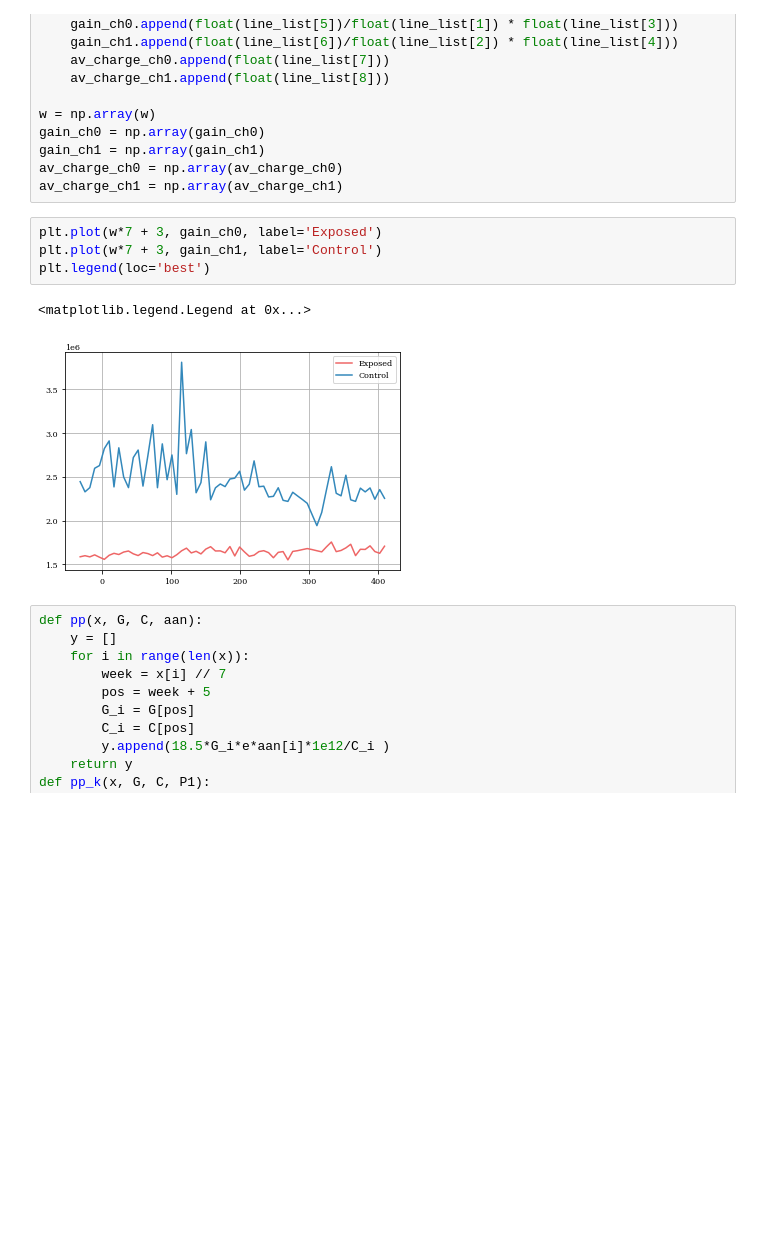
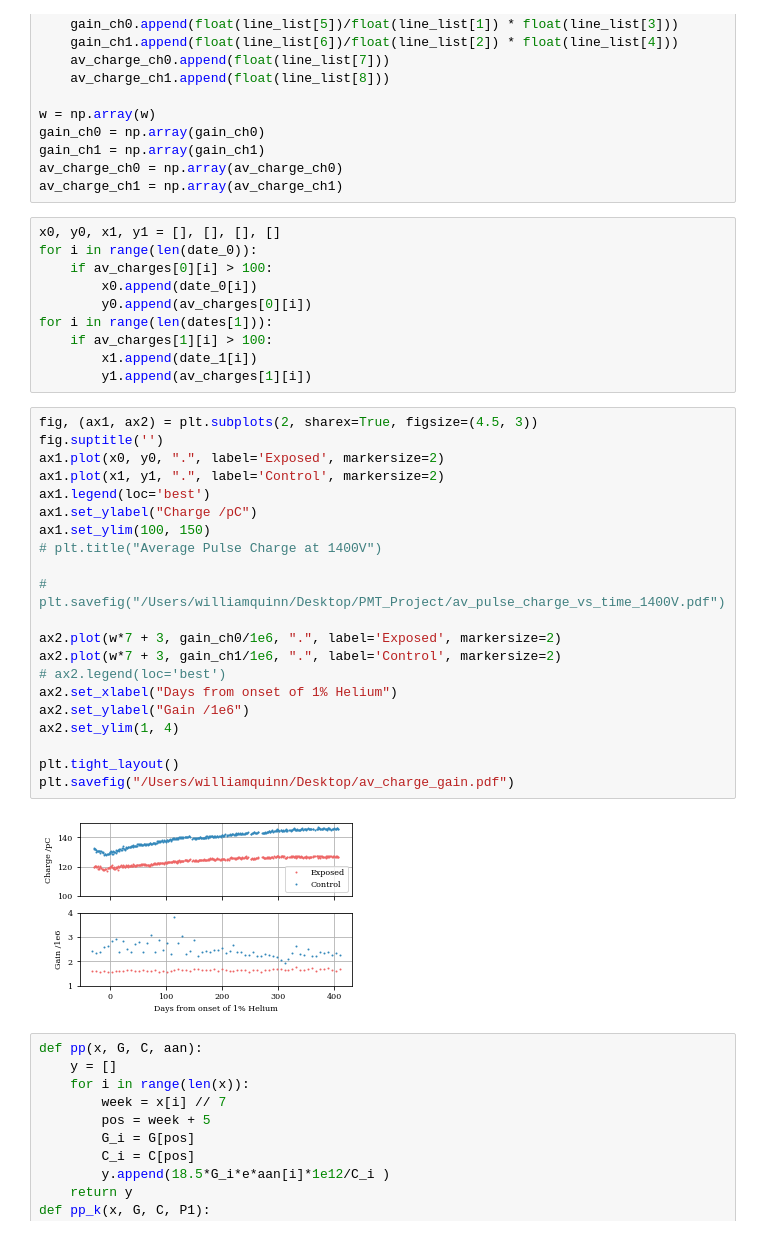
Before and after one commit to SuperNEMO-DBD/PMT-ShapeAnalysis, a Jupyter notebook: pmt_he_study/summary_files/internal_pp.ipynb, the cells around one changed output. Saved outputs shown, nothing was run; the diff lists cells and outputs as text; blank space fills up the shorter version.

```diff
--- a/pmt_he_study/summary_files/internal_pp.ipynb
+++ b/pmt_he_study/summary_files/internal_pp.ipynb
@@ -623,13 +622,39 @@ gain_ch0 = np.array(gain_ch0)
 gain_ch1 = np.array(gain_ch1)
 av_charge_ch0 = np.array(av_charge_ch0)
 av_charge_ch1 = np.array(av_charge_ch1)
+# %%
+x0, y0, x1, y1 = [], [], [], []
+for i in range(len(date_0)):
+    if av_charges[0][i] > 100:
+        x0.append(date_0[i])
+        y0.append(av_charges[0][i])
+for i in range(len(dates[1])):
+    if av_charges[1][i] > 100:
+        x1.append(date_1[i])
+        y1.append(av_charges[1][i])
 # %%
-plt.plot(w*7 + 3, gain_ch0, label='Exposed')
-plt.plot(w*7 + 3, gain_ch1, label='Control')
-plt.legend(loc='best')
+fig, (ax1, ax2) = plt.subplots(2, sharex=True, figsize=(4.5, 3))
+fig.suptitle('')
+ax1.plot(x0, y0, ".", label='Exposed', markersize=2)
+ax1.plot(x1, y1, ".", label='Control', markersize=2)
+ax1.legend(loc='best')
+ax1.set_ylabel("Charge /pC")
+ax1.set_ylim(100, 150)
+# plt.title("Average Pulse Charge at 1400V")
+
+# plt.savefig("/Users/williamquinn/Desktop/PMT_Project/av_pulse_charge_vs_time_1400V.pdf")
+
+ax2.plot(w*7 + 3, gain_ch0/1e6, ".", label='Exposed', markersize=2)
+ax2.plot(w*7 + 3, gain_ch1/1e6, ".", label='Control', markersize=2)
+# ax2.legend(loc='best')
+ax2.set_xlabel("Days from onset of 1% Helium")
+ax2.set_ylabel("Gain /1e6")
+ax2.set_ylim(1, 4)
+
+plt.tight_layout()
+plt.savefig("/Users/williamquinn/Desktop/av_charge_gain.pdf")
 # %% [output]
-<matplotlib.legend.Legend at 0x...>
-[figure, old version]
+[figure, new version]
 # %%
 def pp(x, G, C, aan):
     y = []
```
Also changed, not shown: parts of 15 cells of this notebook, 12 other files.
